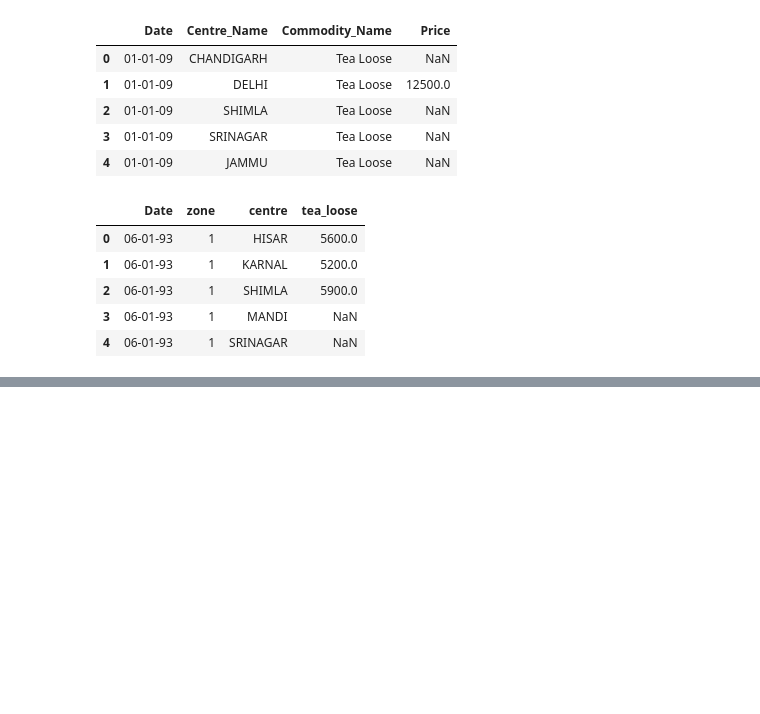
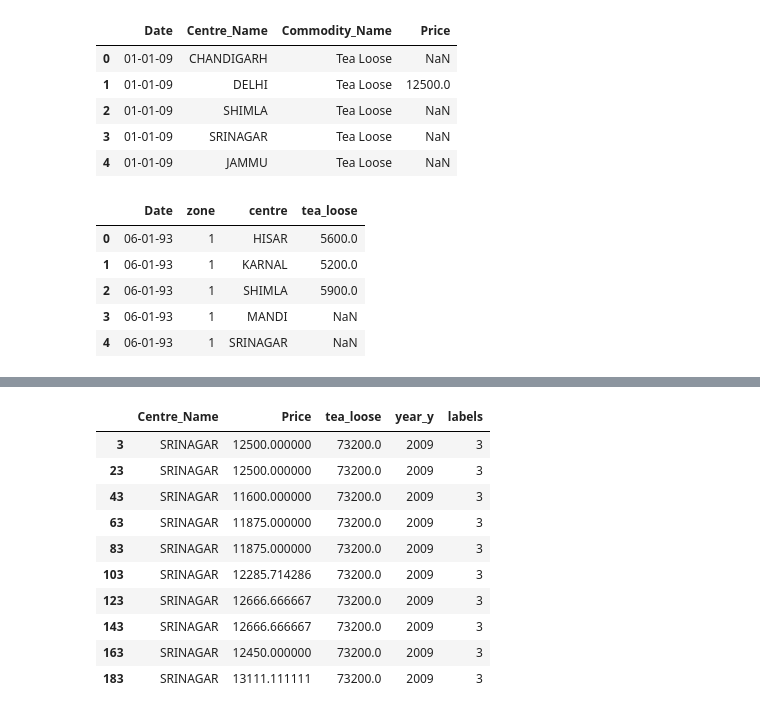
Before and after one commit to bitanb1999/FeyNN, a Jupyter notebook: FeyNN.ipynb, the cells around one changed output, grey strips where cells are left out. Saved outputs shown, nothing was run; the diff lists cells and outputs as text; code cells hidden in the pictures; blank space fills up the shorter version.

```diff
--- a/FeyNN.ipynb
+++ b/FeyNN.ipynb
@@ -757,0 +790,14 @@ df[df['labels']==0].describe()
+# %%
+df[df['labels']==3].head(10)
+# %% [output]
+|  | Centre_Name | Price | tea_loose | year_y | labels |
+| 3 | SRINAGAR | 12500.000000 | 73200.0 | 2009 | 3 |
+| 23 | SRINAGAR | 12500.000000 | 73200.0 | 2009 | 3 |
+| 43 | SRINAGAR | 11600.000000 | 73200.0 | 2009 | 3 |
+| 63 | SRINAGAR | 11875.000000 | 73200.0 | 2009 | 3 |
+| 83 | SRINAGAR | 11875.000000 | 73200.0 | 2009 | 3 |
+| 103 | SRINAGAR | 12285.714286 | 73200.0 | 2009 | 3 |
+| 123 | SRINAGAR | 12666.666667 | 73200.0 | 2009 | 3 |
+| 143 | SRINAGAR | 12666.666667 | 73200.0 | 2009 | 3 |
+| 163 | SRINAGAR | 12450.000000 | 73200.0 | 2009 | 3 |
+| 183 | SRINAGAR | 13111.111111 | 73200.0 | 2009 | 3 |
```
Also changed, not shown: parts of 20 cells of this notebook.
